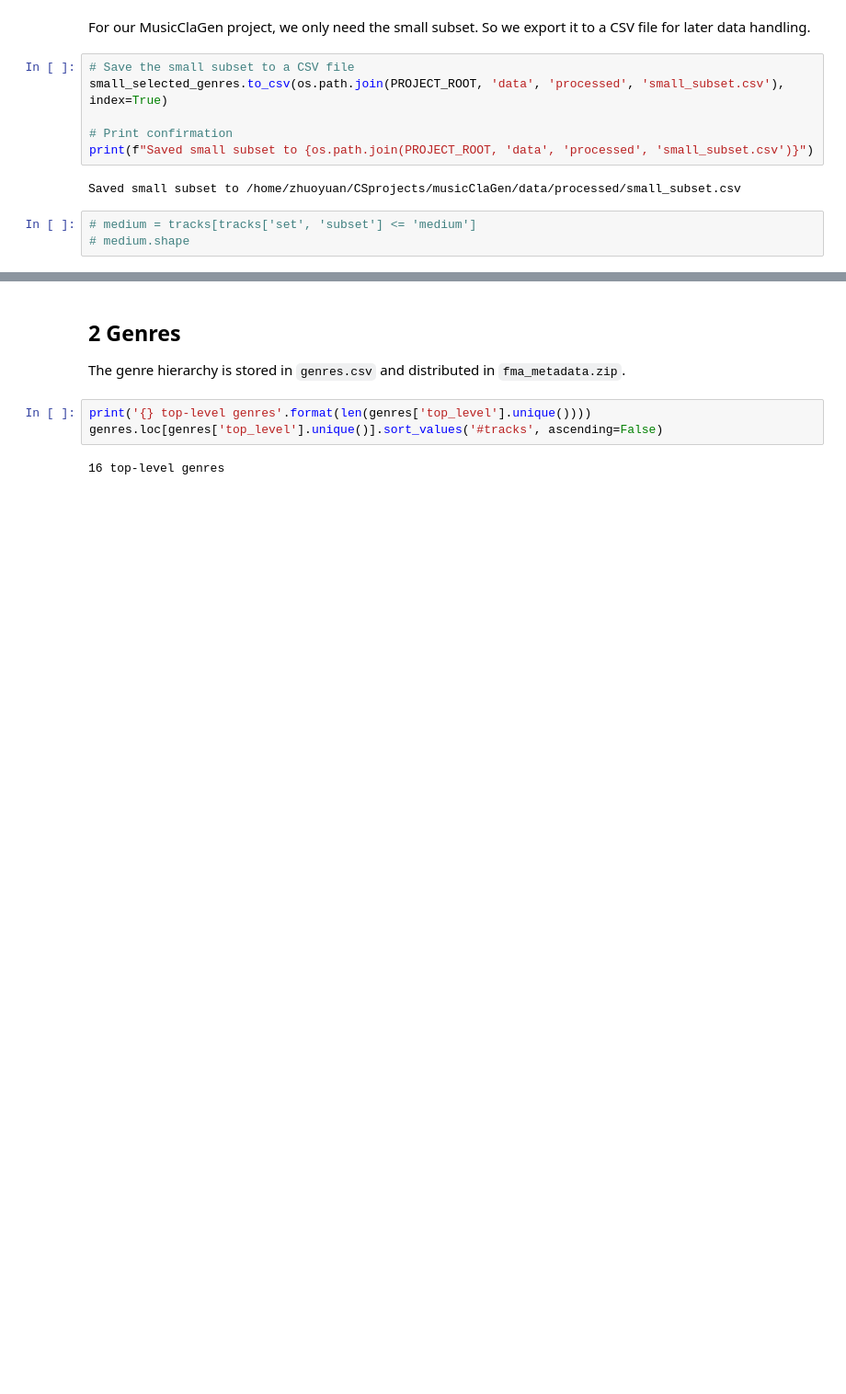
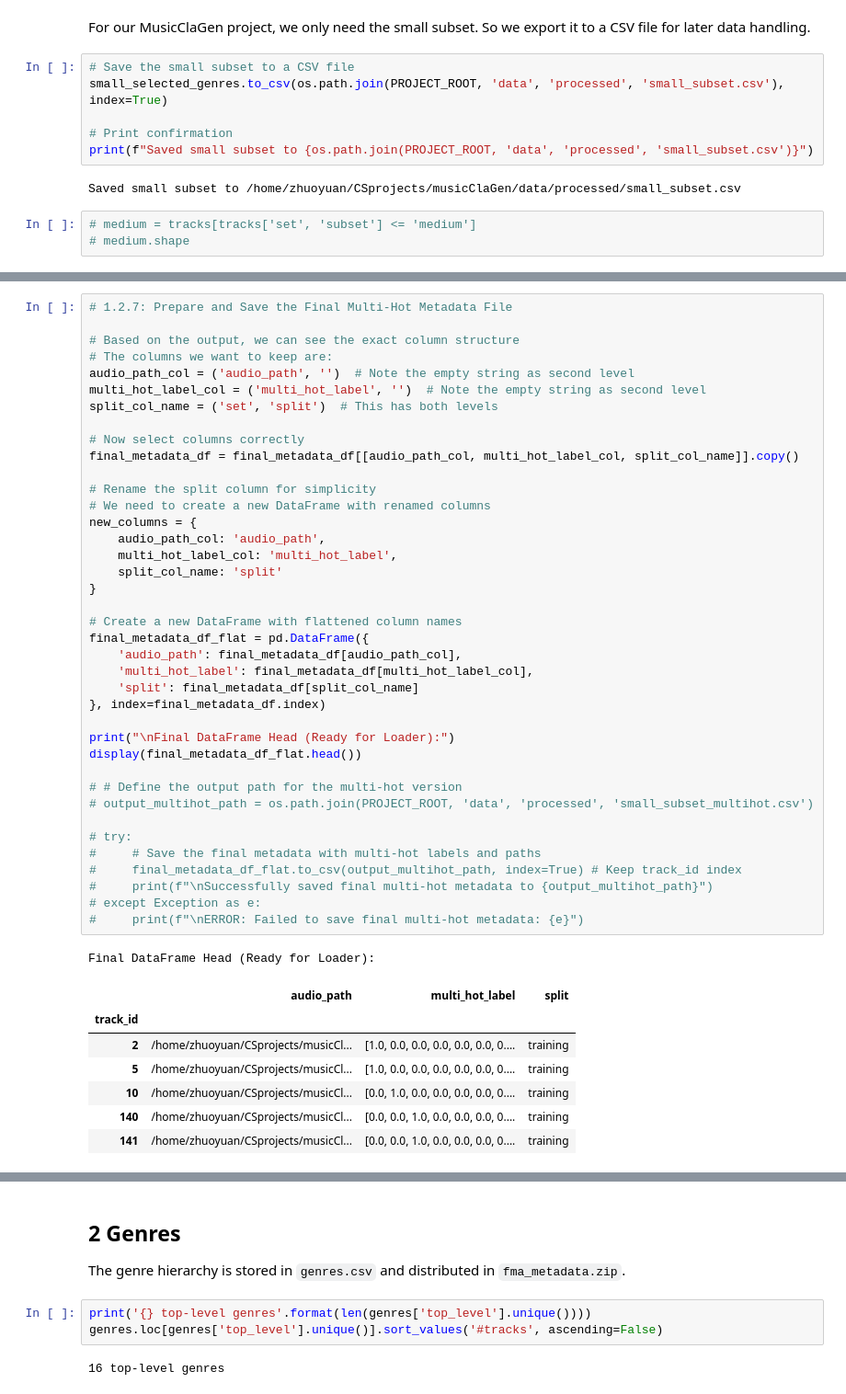
Before and after one commit to ZhuoyuanJiang/MusicClaGen, a Jupyter notebook: src/data/raw/usage.ipynb, the cells around one changed output, grey strips where cells are left out. Shown at 92% size. Saved outputs shown, nothing was run; the diff lists cells and outputs as text; blank space fills up the shorter version.

```diff
--- a/src/data/raw/usage.ipynb
+++ b/src/data/raw/usage.ipynb
@@ -184,0 +582,48 @@ Saved small subset to /home/zhuoyuan/CSprojects/musicClaGen/data/processed/small
+# %%
+# 1.2.7: Prepare and Save the Final Multi-Hot Metadata File
+
+# Based on the output, we can see the exact column structure
+# The columns we want to keep are:
+audio_path_col = ('audio_path', '')  # Note the empty string as second level
+multi_hot_label_col = ('multi_hot_label', '')  # Note the empty string as second level
+split_col_name = ('set', 'split')  # This has both levels
+
+# Now select columns correctly
+final_metadata_df = final_metadata_df[[audio_path_col, multi_hot_label_col, split_col_name]].copy()
+
+# Rename the split column for simplicity
+# We need to create a new DataFrame with renamed columns
+new_columns = {
+    audio_path_col: 'audio_path',
+    multi_hot_label_col: 'multi_hot_label',
+    split_col_name: 'split'
+}
+
+# Create a new DataFrame with flattened column names
+final_metadata_df_flat = pd.DataFrame({
+    'audio_path': final_metadata_df[audio_path_col],
+    'multi_hot_label': final_metadata_df[multi_hot_label_col],
+    'split': final_metadata_df[split_col_name]
+}, index=final_metadata_df.index)
+
+print("\nFinal DataFrame Head (Ready for Loader):")
+display(final_metadata_df_flat.head())
+
+# # Define the output path for the multi-hot version
+# output_multihot_path = os.path.join(PROJECT_ROOT, 'data', 'processed', 'small_subset_multihot.csv')
+
+# try:
+#     # Save the final metadata with multi-hot labels and paths
+#     final_metadata_df_flat.to_csv(output_multihot_path, index=True) # Keep track_id index
+#     print(f"\nSuccessfully saved final multi-hot metadata to {output_multihot_path}")
+# except Exception as e:
+#     print(f"\nERROR: Failed to save final multi-hot metadata: {e}")
+# %% [output]
+Final DataFrame Head (Ready for Loader):
+|  | audio_path | multi_hot_label | split |
+| track_id |  |  |  |
+| 2 | /home/zhuoyuan/CSprojects/musicCl... | [1.0, 0.0, 0.0, 0.0, 0.0, 0.0, 0.... | training |
+| 5 | /home/zhuoyuan/CSprojects/musicCl... | [1.0, 0.0, 0.0, 0.0, 0.0, 0.0, 0.... | training |
+| 10 | /home/zhuoyuan/CSprojects/musicCl... | [0.0, 1.0, 0.0, 0.0, 0.0, 0.0, 0.... | training |
+| 140 | /home/zhuoyuan/CSprojects/musicCl... | [0.0, 0.0, 1.0, 0.0, 0.0, 0.0, 0.... | training |
+| 141 | /home/zhuoyuan/CSprojects/musicCl... | [0.0, 0.0, 1.0, 0.0, 0.0, 0.0, 0.... | training |
```
Also changed, not shown: parts of 13 cells of this notebook.
